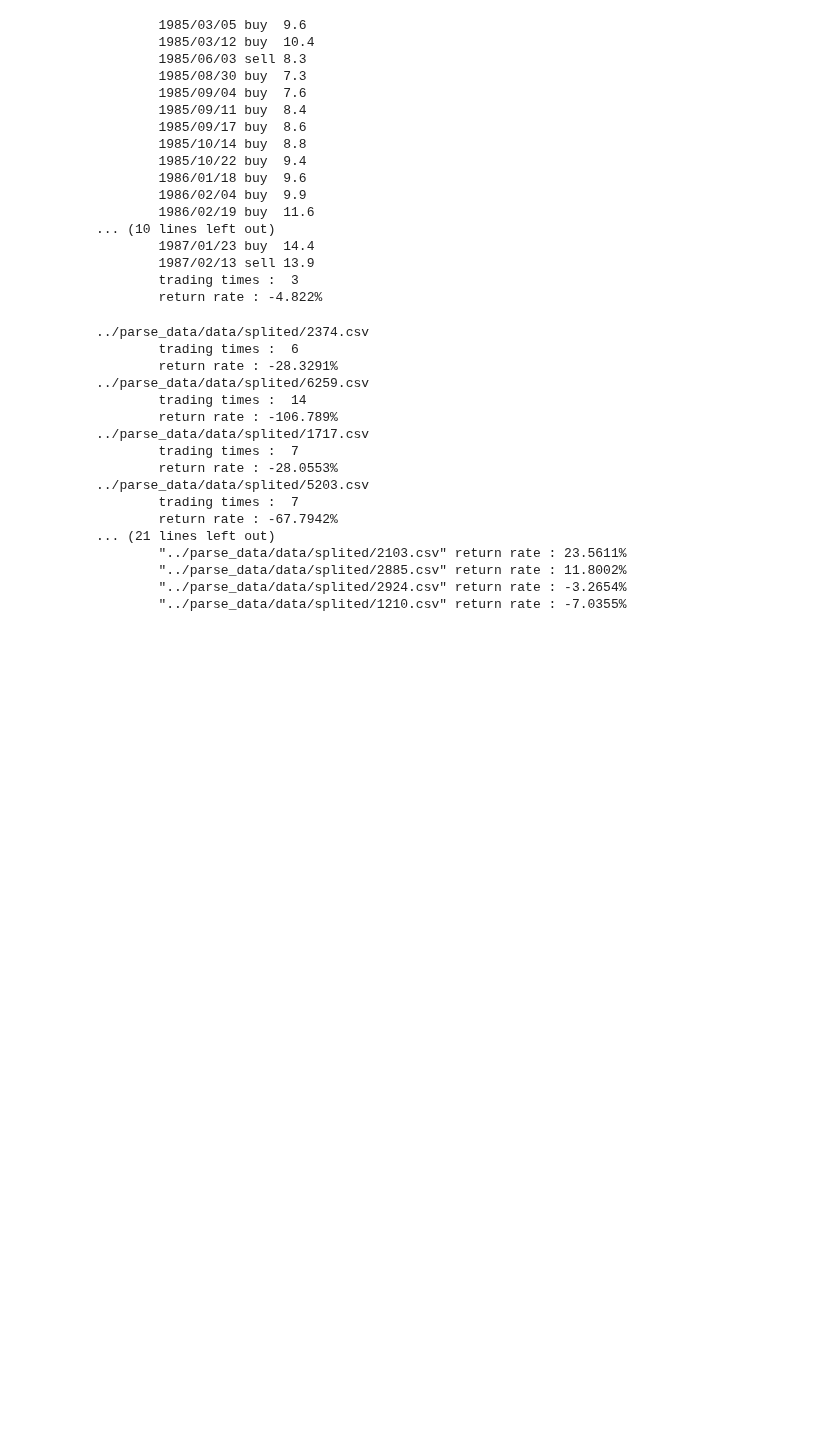
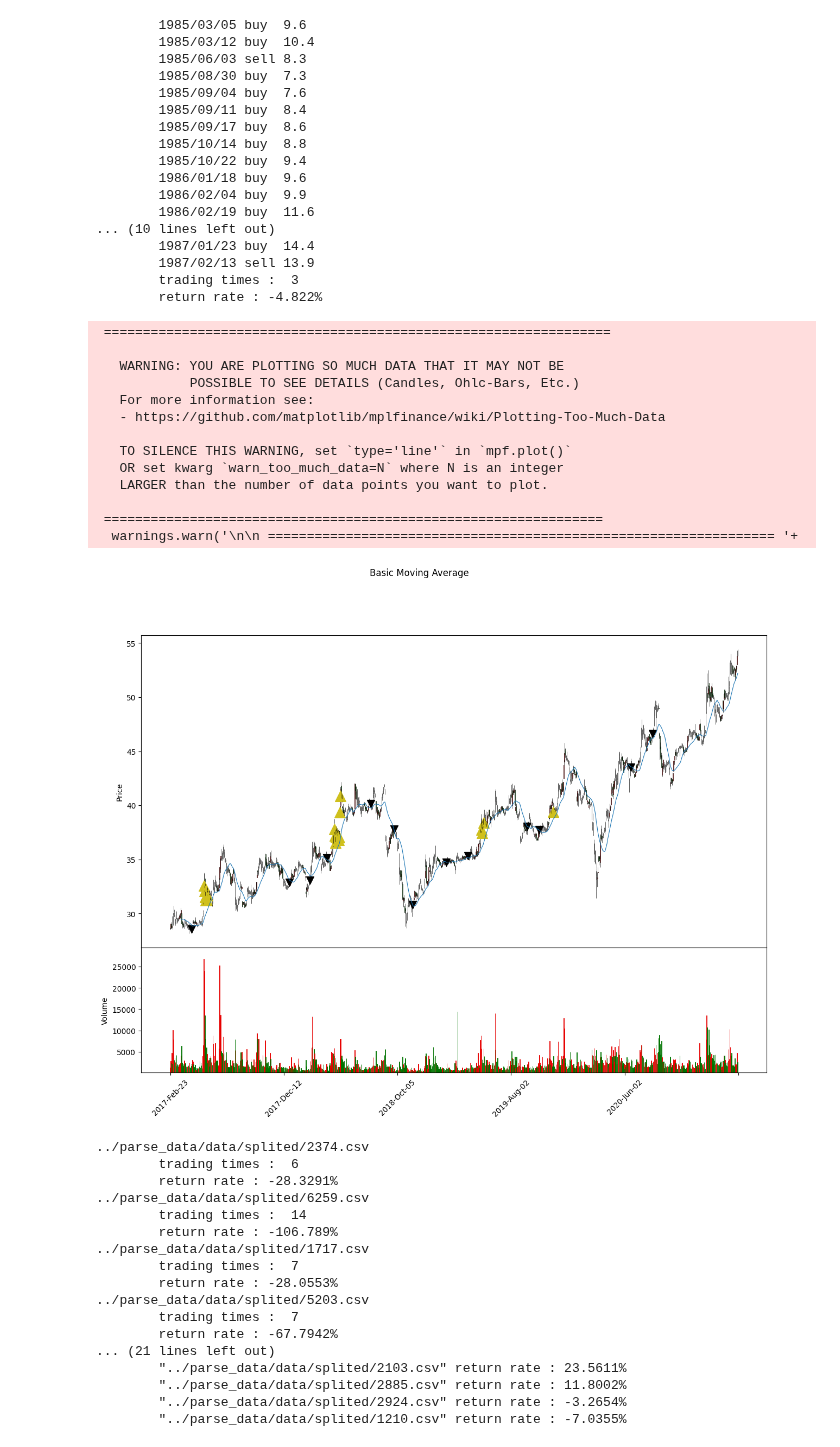
Before and after one commit to a23956491z/backtesting-project, a Jupyter notebook: scratch/main.ipynb, the cells around one changed output. Drawn from its saved outputs; the diff is of its cells as text; code cells hidden in the pictures; blank space fills up the shorter version.

Commit message:
basic_MA 嘗試做判斷平原和成長

```diff
--- a/scratch/main.ipynb
+++ b/scratch/main.ipynb
@@ -474,6 +474,13 @@ def pure_KD(ticker, RSVn = 9,
 
 def basic_MA(ticker,
              ma_window = 20,
+             crossover_trade = False,
+             plain_range = 0.00002,
+             plain_tolerance = 15,
+             plain_interval = 5,
+             go_up_interval = 3,
+             go_up_threshold = 0.01,
+             angle_interval = 3,
              plot = False):
 
     dw = ticker
@@ -481,12 +488,40 @@ def basic_MA(ticker,
 
     dw['buy'] = np.zeros(dw.shape[0])
     dw['sell'] = np.zeros(dw.shape[0])
+
+    previous_plain = 0
     if dw.shape[0] > ma_window:
         for i in range(ma_window, dw.shape[0]-1):
 
             # 股價向上穿出MA20 && 紅K線
-            if( crossover(dw, i, 'Close', 'ma') and (dw['Close'][i] > dw['Open'][i])):
+            if(crossover_trade and crossover(dw, i, 'Close', 'ma') and (dw['Close'][i] > dw['Open'][i])):
                 dw['buy'][i] =  1
+
+            # 計算 interval內 MA的幾何平均成長率
+            plain = 1
+            for i in range(i-plain_interval-go_up_interval+1, i-go_up_interval):
+                if i < 1:
+                    break
+                diff = dw['ma'][i] / dw['ma'][i-1]
+                plain *= diff
+
+            # 如果 平均成長率在 plain_range內就判斷成平原
+            if(abs((plain ** (1.0/ plain_interval))-1) < (plain_range)):
+                previous_plain = i
+
+
+            # 股價站上20日MA，MA由水平往上
+            # 上次平原距離今日不超過 plain_tolerance 日的話，才判斷是否成長
+            # 第i日 與 第i-go_up_interval日計算成長率，成長率超過go_up_threshold內就判斷為成長
+            if i > go_up_interval:
+
+                MA_go_up = (dw['ma'][i]) / dw['ma'][i-go_up_interval]
+
+
+                if( (dw['ma'][i] < dw['Close'][i]) and (i-previous_plain <= plain_tolerance)and (abs(MA_go_up-1) > go_up_threshold)):
+                    dw['buy'][i] = 1
+
+#                 print(i-previous_plain, MA_go_up)
 
             # 股價向下穿出MA20 && 黑K線
             if( crossover_downward(dw, i+1, 'ma', 'Close') and (dw['Close'][i] < dw['Open'][i])):
@@ -599,35 +634,50 @@ def WMR(ticker, n = 14, tolerence_interval = 4, upperBound = 80, lowerBound = 20
     # n 天內最高收盤價
     dw['current_high'] = dw['Close'].rolling(n).max()
     # n 天內最低收盤價
     dw['current_low'] = dw['Close'].rolling(n).min()
 
     # 威廉指標
     dw['W%R'] = (dw['current_high'] - dw['Close'])/(dw['current_high']-dw['current_low'])*100
 
     # tolerence_interval 期間內最高收盤價
     dw['HIGH_current_high'] =  dw['High'].rolling(tolerence_interval).max()
 
     # 是近期最高，且低於地點線，買入
     dw['buy'] = np.where((dw['W%R'] < lowerBound) & (dw['High'] == dw['HIGH_current_high'] ), 1.0, 0.0)
 
     # 是否進行移動停損
     if short_stop_loss:
         dw = moving_stop_loss(dw, 0.2)
     else :
 
         # 不是近期最高，且高於高點線，賣出
         dw['sell'] = np.where((dw['W%R'] > upperBound) & (dw['High'] != dw['HIGH_current_high']  ), 1.0, 0.0)
 
 
     return dw
 
 
 ########  TESTING BLOCK  ########
 ticker = readStock_file(GLOBAL_TEST_FILE)
-ticker = ticker.tail(500)
+ticker = ticker.tail(1000)
 # signals = tripleMA_stopLoss(ticker,30,60,120,30)
-signals = basic_MA(ticker,20)
+signals = basic_MA(ticker,20, plot=True)
 ########  TESTING BLOCK  ########
+# %% [output]
+ =================================================================
+
+   WARNING: YOU ARE PLOTTING SO MUCH DATA THAT IT MAY NOT BE
+            POSSIBLE TO SEE DETAILS (Candles, Ohlc-Bars, Etc.)
+   For more information see:
+   - https://github.com/matplotlib/mplfinance/wiki/Plotting-Too-Much-Data
+
+   TO SILENCE THIS WARNING, set `type='line'` in `mpf.plot()`
+   OR set kwarg `warn_too_much_data=N` where N is an integer
+   LARGER than the number of data points you want to plot.
+
+ ================================================================
+  warnings.warn('\n\n ================================================================= '+
+[figure, added]
 # %%
 """
 main()的部分
```
Also changed, not shown: 1 other file.
